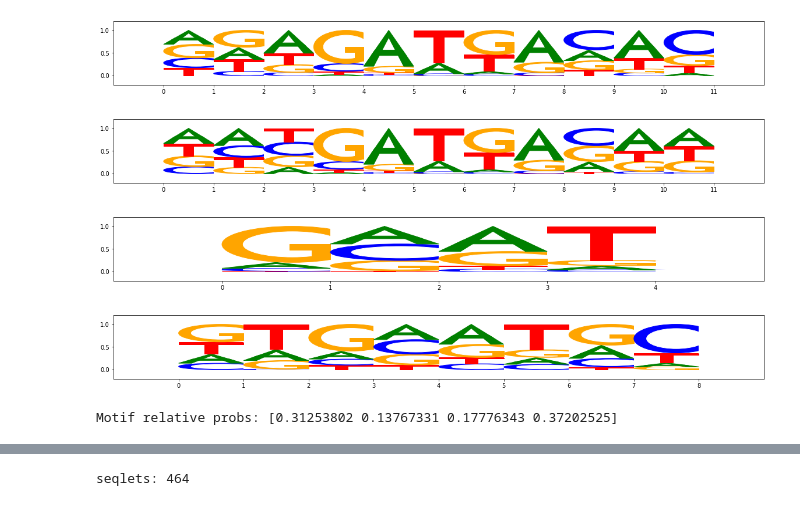
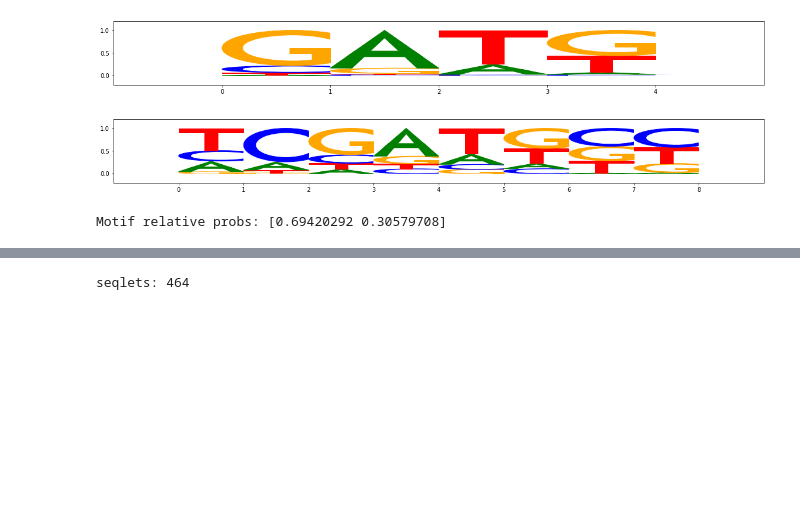
Before and after one commit to AvantiShri/colab_notebooks, a Jupyter notebook: misc_examples/SimulateImpScores.ipynb, the cells around one changed output, grey strips where cells are left out. Saved outputs shown, nothing was run; the diff lists cells and outputs as text; code cells hidden in the pictures; blank space fills up the shorter version.

```diff
--- a/misc_examples/SimulateImpScores.ipynb
+++ b/misc_examples/SimulateImpScores.ipynb
@@ -57,6 +73,7 @@ Successfully installed simdna-0.5.0.0
 #and of varying frequencies
 
 import numpy as np
+import modisco
 from modisco.visualization import viz_sequence
 
 rng = np.random.RandomState(1234)
@@ -89,48 +106,47 @@ def gen_motif_with_lower_ic_and_diff_flanks(rng, core_len, core_alpha, flank_len
               generate_ppm(rng, length=flank_len, alpha=flank_alpha)])
   return motif_core, motifa
 
-motif1a, motif1b = gen_motif_with_diff_flanks(
-                      rng=rng, core_len=5,
-                      core_alpha=0.5, flank_len=3, flank_alpha=2.0)
-viz_sequence.plot_weights(motif1a)
-viz_sequence.plot_weights(motif1b)
+#motif1a, motif1b = gen_motif_with_diff_flanks(
+#                      rng=rng, core_len=5,
+#                      core_alpha=0.5, flank_len=3, flank_alpha=2.0)
+#viz_sequence.plot_weights(motif1a)
+#viz_sequence.plot_weights(motif1b)
 
 
 motif2a, motif2b = gen_motif_with_lower_ic_and_diff_flanks(
                       rng=rng, core_len=4,
-                      core_alpha=0.5, flank_len=2, flank_alpha=1.0,
+                      core_alpha=0.4, flank_len=2, flank_alpha=1.0,
                       core_pc=0.15) #core_pc is 'core_pseudocount'
 
 viz_sequence.plot_weights(motif2a)
 viz_sequence.plot_weights(motif2b)
 
 """motif3 = np.concatenate([generate_ppm(rng, length=3, alpha=2.0),
                          generate_ppm(rng, length=9, alpha=0.5),
                          generate_ppm(rng, length=3, alpha=2.0)])
 viz_sequence.plot_weights(motif3)
 
 motif4 = np.concatenate([generate_ppm(rng, length=2, alpha=2.0),
                          generate_ppm(rng, length=11, alpha=0.7),
                          generate_ppm(rng, length=2, alpha=2.0)])
 viz_sequence.plot_weights(motif4)
 
 motif5 = np.concatenate([generate_ppm(rng, length=1, alpha=2.0),
                          generate_ppm(rng, length=13, alpha=0.7),
                          generate_ppm(rng, length=1, alpha=2.0)])
 viz_sequence.plot_weights(motif5)
 
 motif6 = np.concatenate([generate_ppm(rng, length=5, alpha=0.5),
                          generate_ppm(rng, length=5, alpha=2.0),
                          generate_ppm(rng, length=5, alpha=0.5)])
 viz_sequence.plot_weights(motif6)"""
 
 
-motifs = [motif1a, motif1b, motif2a, motif2b]#, motif3, motif4, motif5, motif6]
+motifs = [motif2a, motif2b]
+#motifs = [motif1a, motif1b, motif2a, motif2b]#, motif3, motif4, motif5, motif6]
 # %% [output]
-[figure, old version]
+[figure, new version]
-[figure, old version]
+[figure, new version]
-[figure, removed]
-[figure, removed]
 # %%
 #generate simulate sequences
 from importlib import reload
@@ -151,7 +167,7 @@ simdnapwmembedders = [sn.SubstringEmbedder(sn.PwmSampler(
 relative_probs = rng.dirichlet(alpha=np.ones(len(motifs))*5)
 print("Motif relative probs:", relative_probs)
 embedder = sn.RandomSubsetOfEmbedders(
-              quantityGenerator=3, embedders=simdnapwmembedders,
+              quantityGenerator=min(3, len(motifs)), embedders=simdnapwmembedders,
               probs=relative_probs)
 simulator = sn.EmbedInABackground(
     backgroundGenerator=sn.ZeroOrderBackgroundGenerator(
@@ -161,10 +177,10 @@ simulator = sn.EmbedInABackground(
 
 sn.print_sequences(
     outputFileName="mysim.simdna",
-    sequenceSetGenerator=sn.GenerateSequenceNTimes(simulator, N=1000),
+    sequenceSetGenerator=sn.GenerateSequenceNTimes(simulator, N=200),
     includeEmbeddings=True)
 # %% [output]
-Motif relative probs: [0.31253802 0.13767331 0.17776343 0.37202525]
+Motif relative probs: [0.69420292 0.30579708]
 # %%
 bgsimulator = sn.EmbedInABackground(
     backgroundGenerator=sn.ZeroOrderBackgroundGenerator(
```
Also changed, not shown: parts of 20 cells of this notebook.
